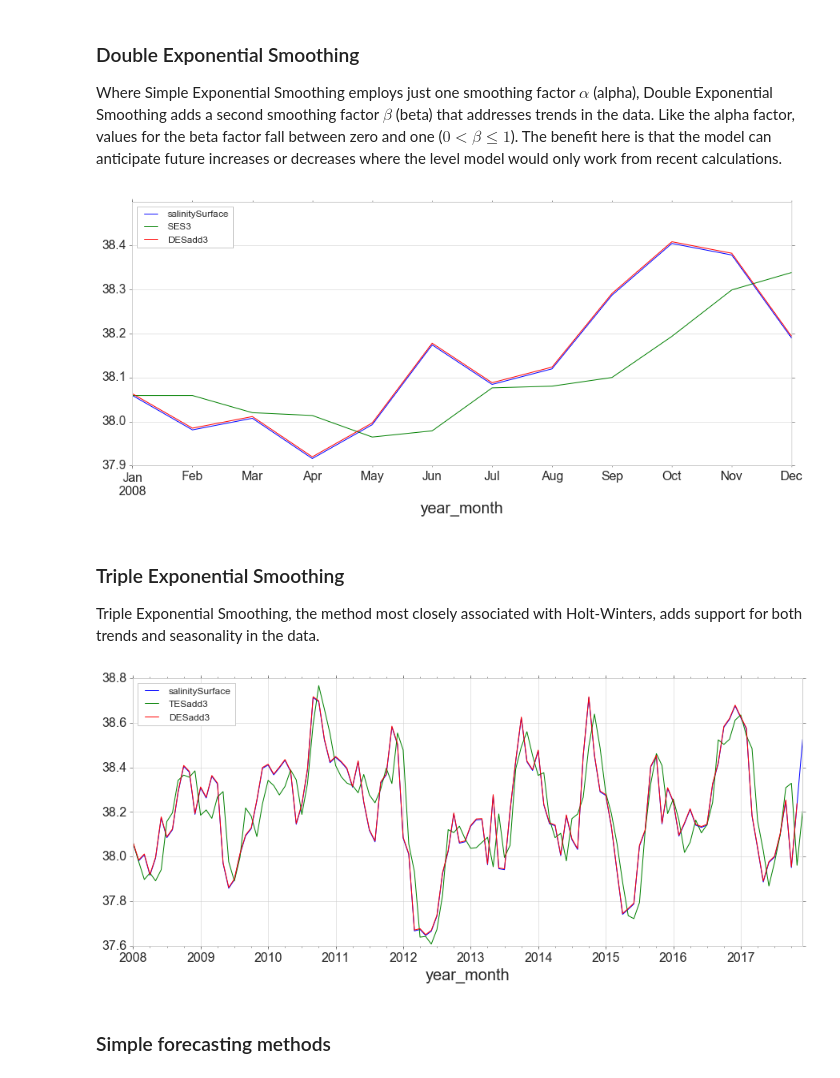
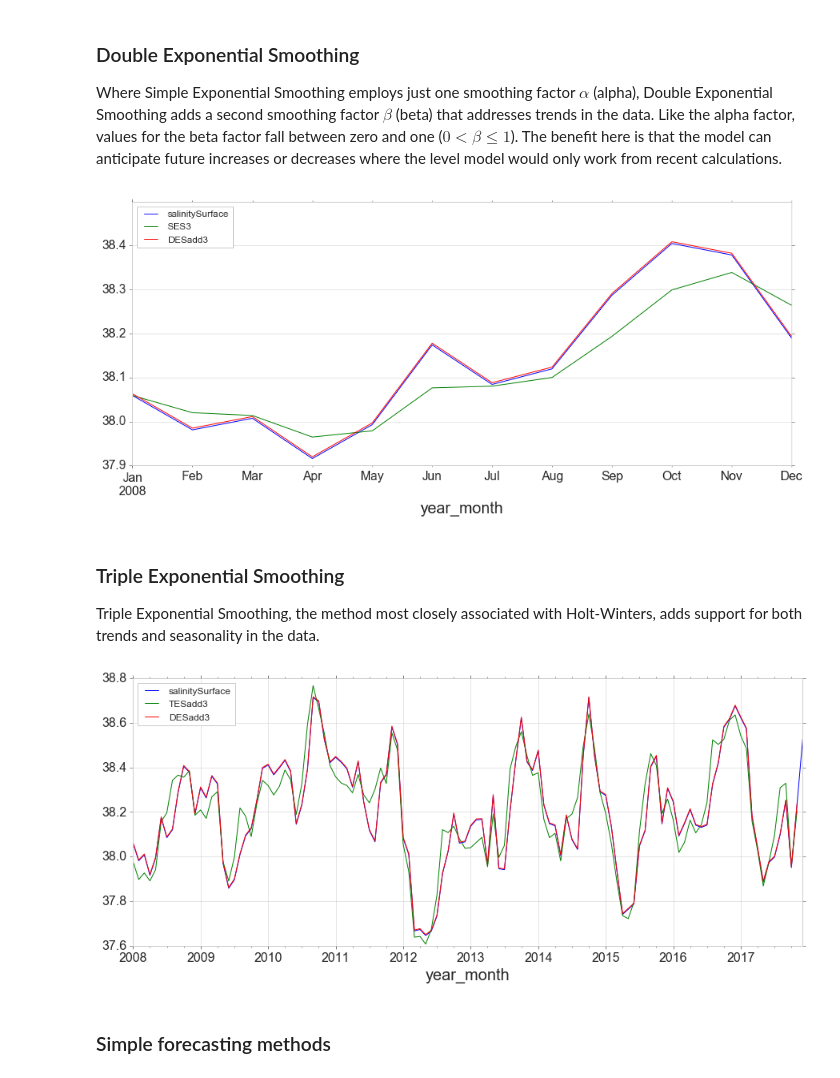
Before and after one commit to Deffro/Data-Science-Portfolio, a Jupyter notebook: Notebooks/Time Series Analysis and Forecasting/Time Series Analysis.ipynb, the cells around one changed output. Drawn from its saved outputs; the diff is of its cells as text; code cells hidden in the pictures.

```diff
--- a/Notebooks/Time Series Analysis and Forecasting/Time Series Analysis.ipynb
+++ b/Notebooks/Time Series Analysis and Forecasting/Time Series Analysis.ipynb
@@ -12,7 +12,7 @@ sns.set_style("whitegrid")
 plt.rc('xtick', labelsize=15)
 plt.rc('ytick', labelsize=15)
 # %%
-data = pd.read_csv('SoleaTimeSeriesDataset-Temperature-Salinity.csv')
+data = pd.read_csv('SoleaTimeSeriesDataset-Temperature-Salinity.csv', usecols=['id','obs_id','year_month','temperatureSurface','salinitySurface'])
 data['year_month'] = pd.to_datetime(data['year_month'])
 data['year'] = data['year_month'].dt.year
 data['month'] = data['year_month'].dt.month
@@ -261,7 +304,7 @@ from statsmodels.tsa.holtwinters import SimpleExpSmoothing
 span = 3
 alpha = 2/(span+1)
 y.index.freq = 'MS'
-y['SES3']=SimpleExpSmoothing(y['salinitySurface']).fit(smoothing_level=alpha,optimized=False).fittedvalues
+y['SES3']=SimpleExpSmoothing(y['salinitySurface']).fit(smoothing_level=alpha,optimized=False).fittedvalues.shift(-1)
 y.head()
 # %% [output]
 |  | salinitySurface | SMA3 | SES3 |
@@ -284,15 +327,16 @@ from statsmodels.tsa.holtwinters import ExponentialSmoothing
 y['DESadd3'] = ExponentialSmoothing(y['salinitySurface'], trend='add').fit().fittedvalues.shift(-1)
 y[['salinitySurface', 'SES3', 'DESadd3']].iloc[:12].plot(figsize=(15,6));
 # %% [output]
-[figure, old version]
+[figure, new version]
 # %% [markdown]
 ### Triple Exponential Smoothing
 Triple Exponential Smoothing, the method most closely associated with Holt-Winters, adds support for both trends and seasonality in the data.
 # %%
-y['TESadd3'] = ExponentialSmoothing(y['salinitySurface'],trend='add',seasonal='add',seasonal_periods=12).fit().fittedvalues
+y['TESadd3'] = ExponentialSmoothing(y['salinitySurface'],trend='add',seasonal='add',seasonal_periods=12).fit().fittedvalues.shift(-1)
+
 y[['salinitySurface', 'TESadd3', 'DESadd3']].plot(figsize=(15,6));
 # %% [output]
-[figure, old version]
+[figure, new version]
 # %% [markdown]
 ### Simple forecasting methods
 # %% [markdown]
```
Also changed, not shown: parts of 11 cells of this notebook, 5 other files.
